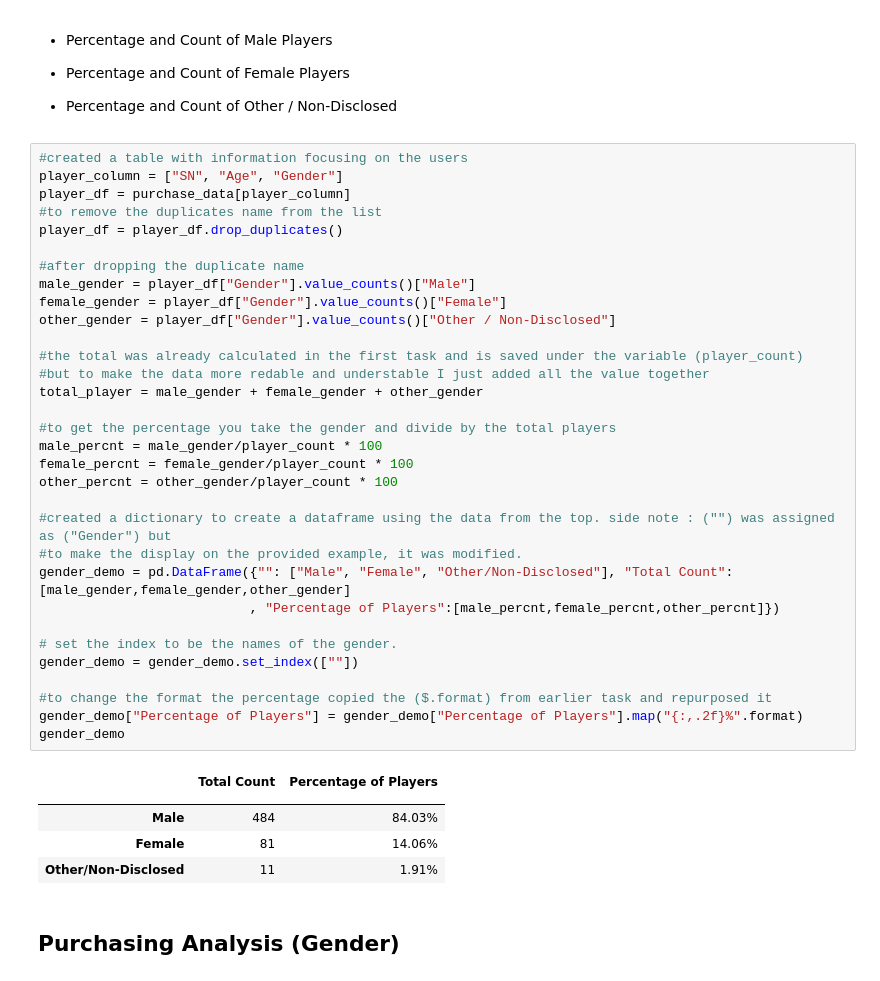
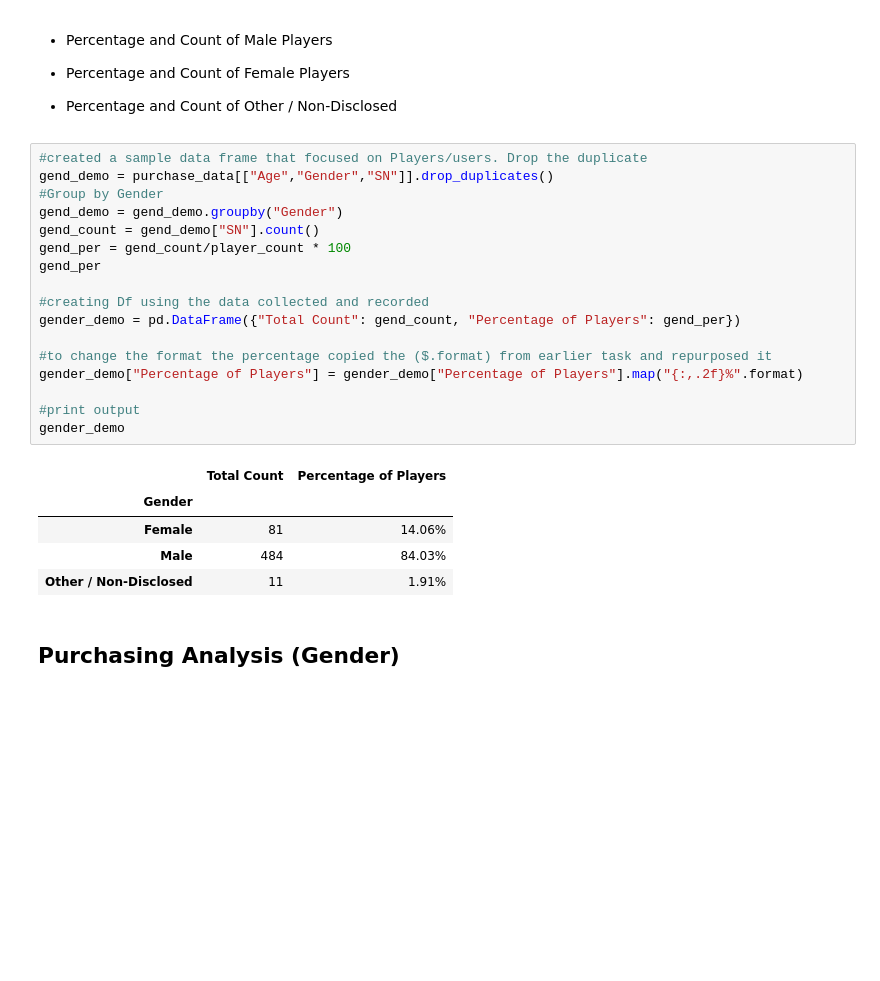
Before and after one commit to saronraut/Panda-Challenge, a Jupyter notebook: HeroesOfPymoli/HeroesOfPymoli_starter.ipynb, the cells around one changed output. Cells and saved outputs as stored; diff of their text form; blank space fills up the shorter version.

```diff
--- a/HeroesOfPymoli/HeroesOfPymoli_starter.ipynb
+++ b/HeroesOfPymoli/HeroesOfPymoli_starter.ipynb
@@ -74,44 +74,29 @@ items_df
 
 
 * Percentage and Count of Other / Non-Disclosed
-# %%
-#created a table with information focusing on the users
-player_column = ["SN", "Age", "Gender"]
-player_df = purchase_data[player_column]
-#to remove the duplicates name from the list
-player_df = player_df.drop_duplicates()
-
-#after dropping the duplicate name
-male_gender = player_df["Gender"].value_counts()["Male"]
-female_gender = player_df["Gender"].value_counts()["Female"]
-other_gender = player_df["Gender"].value_counts()["Other / Non-Disclosed"]
-
-#the total was already calculated in the first task and is saved under the variable (player_count)
-#but to make the data more redable and understable I just added all the value together
-total_player = male_gender + female_gender + other_gender
-
-#to get the percentage you take the gender and divide by the total players
-male_percnt = male_gender/player_count * 100
-female_percnt = female_gender/player_count * 100
-other_percnt = other_gender/player_count * 100
-
-#created a dictionary to create a dataframe using the data from the top. side note : ("") was assigned as ("Gender") but
-#to make the display on the provided example, it was modified.
-gender_demo = pd.DataFrame({"": ["Male", "Female", "Other/Non-Disclosed"], "Total Count": [male_gender,female_gender,other_gender]
-                           , "Percentage of Players":[male_percnt,female_percnt,other_percnt]})
-
-# set the index to be the names of the gender.
-gender_demo = gender_demo.set_index([""])
-
-#to change the format the percentage copied the ($.format) from earlier task and repurposed it
-gender_demo["Percentage of Players"] = gender_demo["Percentage of Players"].map("{:,.2f}%".format)
-gender_demo
-# %% [output]
-|  | Total Count | Percentage of Players |
-|  |  |  |
-| Male | 484 | 84.03% |
-| Female | 81 | 14.06% |
-| Other/Non-Disclosed | 11 | 1.91% |
+# %%
+#created a sample data frame that focused on Players/users. Drop the duplicate
+gend_demo = purchase_data[["Age","Gender","SN"]].drop_duplicates()
+#Group by Gender
+gend_demo = gend_demo.groupby("Gender")
+gend_count = gend_demo["SN"].count()
+gend_per = gend_count/player_count * 100
+gend_per
+
+#creating Df using the data collected and recorded
+gender_demo = pd.DataFrame({"Total Count": gend_count, "Percentage of Players": gend_per})
+
+#to change the format the percentage copied the ($.format) from earlier task and repurposed it
+gender_demo["Percentage of Players"] = gender_demo["Percentage of Players"].map("{:,.2f}%".format)
+
+#print output
+gender_demo
+# %% [output]
+|  | Total Count | Percentage of Players |
+| Gender |  |  |
+| Female | 81 | 14.06% |
+| Male | 484 | 84.03% |
+| Other / Non-Disclosed | 11 | 1.91% |
 # %% [markdown]
 
 ## Purchasing Analysis (Gender)
```
Also changed, not shown: parts of 1 cell of this notebook, 3 other files.
